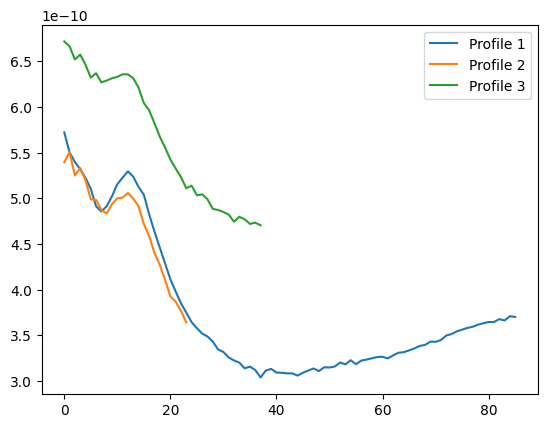
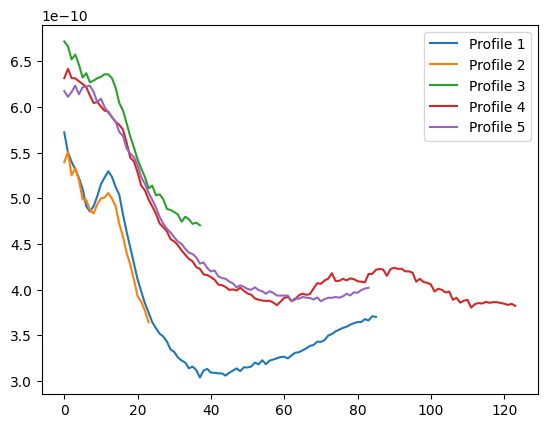
Code edit (unified diff) that turned the first committed figure into the second:
--- before
+++ after
@@ -2,3 +2,5 @@
 plt.plot(radii_2, profile_2, label="Profile 2")
 plt.plot(radii_3, profile_3, label="Profile 3")
+plt.plot(radii_4, profile_4, label="Profile 4")
+plt.plot(radii_5, profile_5, label="Profile 5") 
 plt.legend()

Commit: Added radial line profile function and analysis module